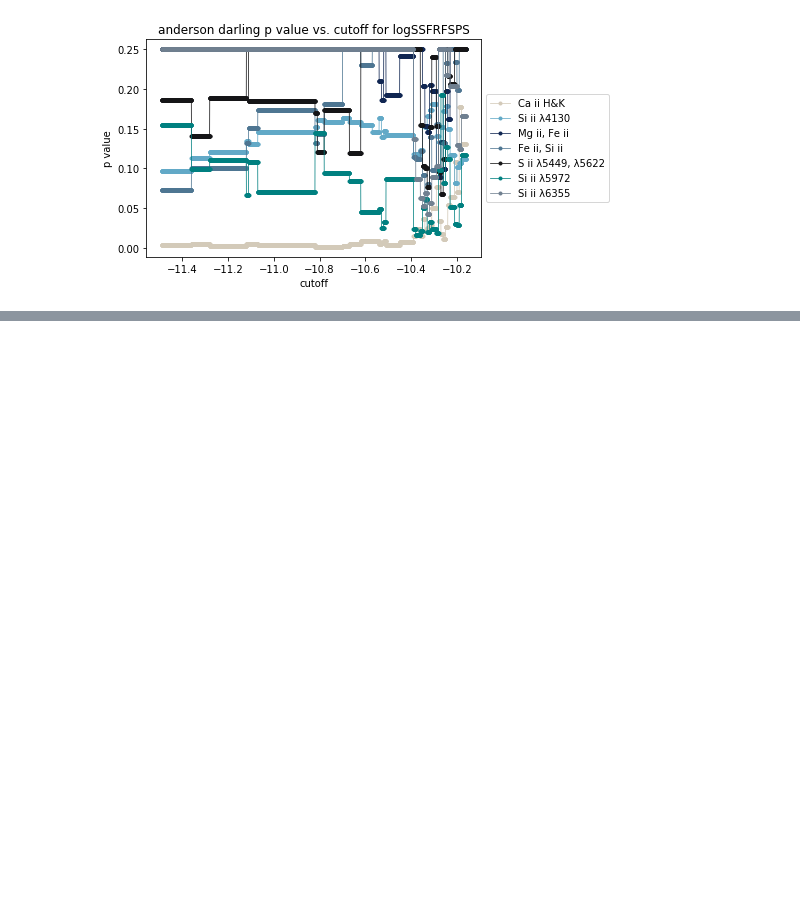
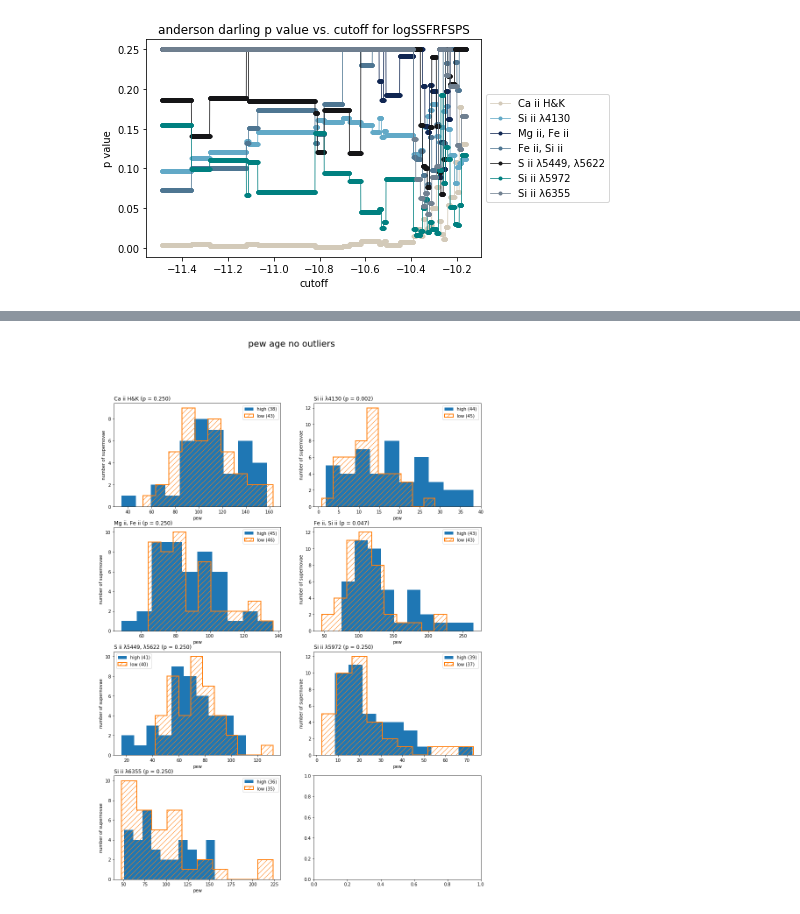
Before and after one commit to mwvgroup/SN-Spectral-Evolution, a Jupyter notebook: notebooks/host_gal_histograms.ipynb, the cells around one changed output, grey strips where cells are left out. Drawn from its saved outputs; the diff is of its cells as text; code cells hidden in the pictures; blank space fills up the shorter version.

```diff
--- a/notebooks/host_gal_histograms.ipynb
+++ b/notebooks/host_gal_histograms.ipynb
@@ -333,0 +432,4 @@ make_p_plot(sdss_combined, 'vel', 'logSSFRFSPS')
+# %%
+make_hist(high_age_no, low_age_no, 'pew', 'pew age no outliers', 10)
+# %% [output]
+[figure, added]
```
Also changed, not shown: parts of 18 cells of this notebook, 1 other file.
